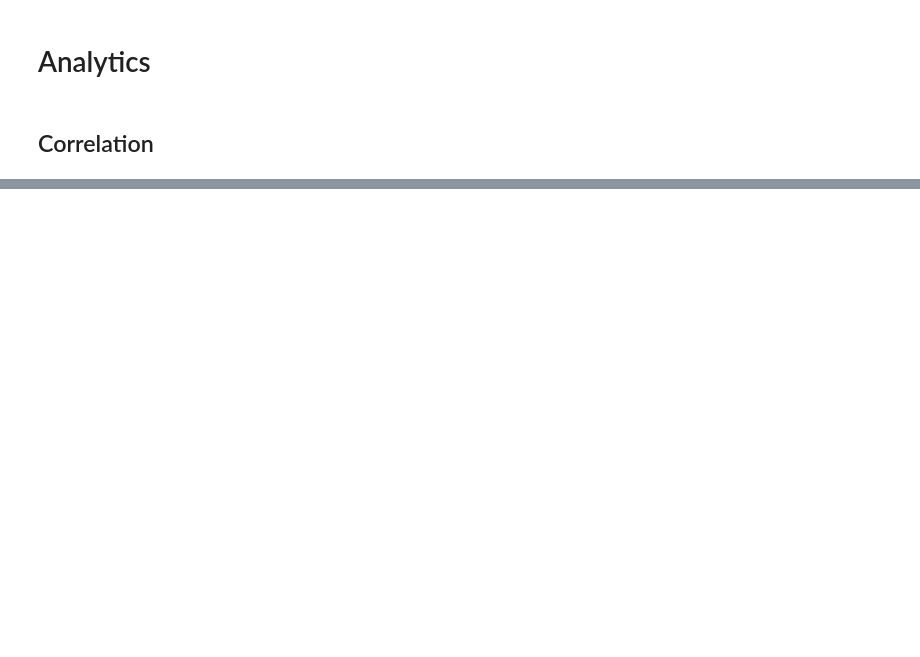
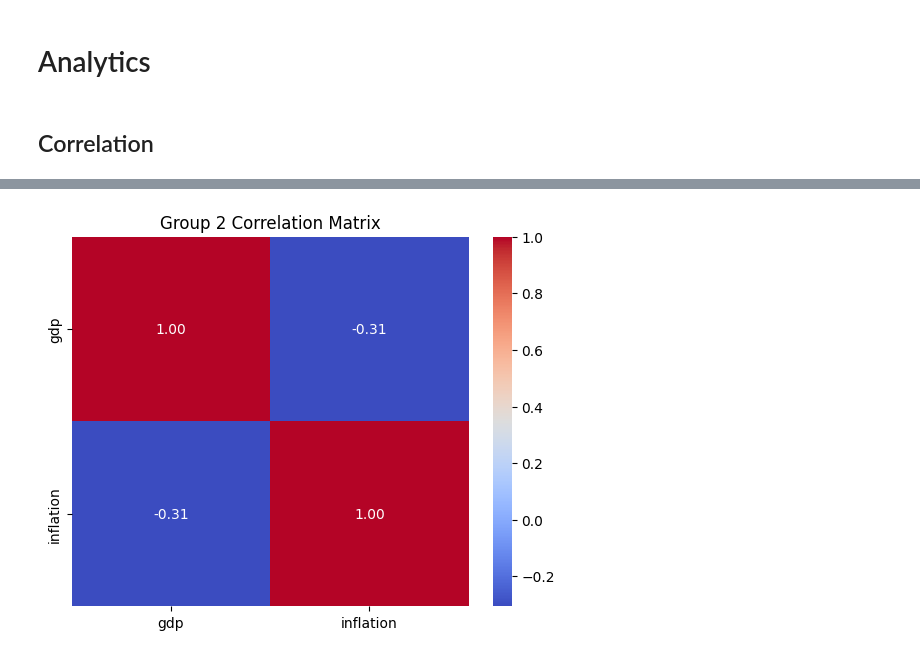
Before and after one commit to yomisamadesu/DS_ML_Project_colab-integrartion, a Jupyter notebook: DSML1/data_inspection.ipynb, the cells around one changed output, grey strips where cells are left out. Saved outputs shown, nothing was run; the diff lists cells and outputs as text; code cells hidden in the pictures; blank space fills up the shorter version.

```diff
--- a/DSML1/data_inspection.ipynb
+++ b/DSML1/data_inspection.ipynb
@@ -165,3 +165,24 @@ group_5
 | 8193 | 111 | USA | NGDPDPC | United States | Gross domestic product per capita... | GDP is expressed in current U.S. ... | U.S. dollars | ... |
 | 8203 | 111 | USA | PCPIEPCH | United States | Inflation, end of period consumer... | Annual percentages of end of peri... | Percent change | ... |
 2 rows × 61 columns
+# %%
+year_cols = [col for col in group_5.columns if str(col).isdigit()]
+
+shared_cols = ['WEO Country Code', 'ISO', 'Country', 'Scale']
+
+# separate gdp and inflation rows, keeping subject descriptor and units
+gdp = group_5[group_5['WEO Subject Code'] == 'NGDPDPC'].melt(
+    id_vars=shared_cols + ['Subject Descriptor', 'Units'], value_vars=year_cols, var_name='year', value_name='gdp')
+gdp = gdp.rename(columns={'Subject Descriptor': 'gdp_descriptor', 'Units': 'gdp_units'})
+
+inflation = group_5[group_5['WEO Subject Code'] == 'PCPIEPCH'].melt(
+    id_vars=shared_cols + ['Subject Descriptor', 'Units'], value_vars=year_cols, var_name='year', value_name='inflation')
+inflation = inflation.rename(columns={'Subject Descriptor': 'inflation_descriptor', 'Units': 'inflation_units'})
+
+# merge on shared columns + year
+group_5_clean = gdp.merge(inflation, on=shared_cols + ['year'])
+group_5_clean['year'] = group_5_clean['year'].astype(int)
+group_5_clean['gdp'] = group_5_clean['gdp'].str.replace(',', '').astype(float)
+group_5_clean['inflation'] = group_5_clean['inflation'].str.replace(',', '').astype(float)
+
+group_5_clean
@@ -171,0 +229,6 @@ group_5
+# %%
+sns.heatmap(group_5_clean.drop(columns=['WEO Country Code', 'ISO', 'Country', 'Scale', 'gdp_descriptor', 'gdp_units', 'year', 'inflation_descriptor', 'inflation_units']).corr(), annot=True, cmap='coolwarm', fmt='.2f')
+plt.title('Group 2 Correlation Matrix')
+plt.show()
+# %% [output]
+[figure, added]
```
Also changed, not shown: parts of 5 cells of this notebook.
